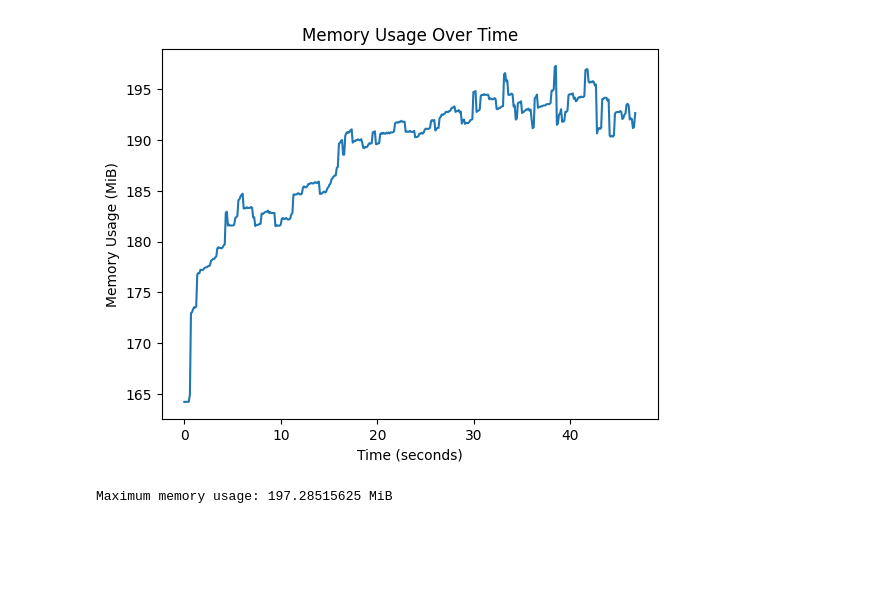
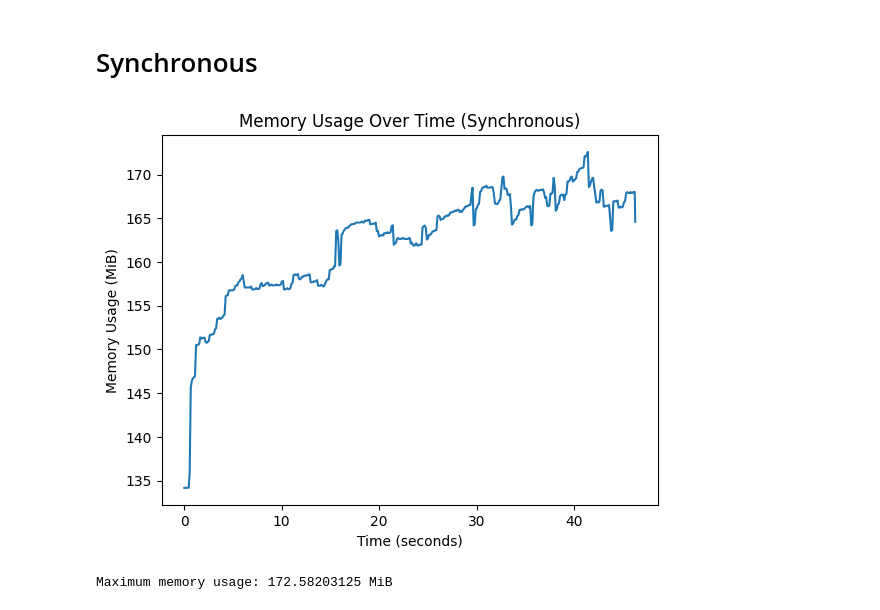
Before and after one commit to Esquire-Media/azfunc-pyapi-v2, a Jupyter notebook: example/Neighbors.ipynb, the cells around one changed output. Saved outputs shown, nothing was run; the diff lists cells and outputs as text; code cells hidden in the pictures; blank space fills up the shorter version.

```diff
--- a/example/Neighbors.ipynb
+++ b/example/Neighbors.ipynb
@@ -7,10 +16,8 @@ for k,v in json.load(open("local.settings.json"))["Values"].items():
+# %% [markdown]
+# Synchronous
 # %%
-import pandas as pd
 from libs.utils.esquire.neighbors.logic_vectorized import get_all_neighbors
 from memory_profiler import memory_usage
-
-# Load the data
-df = pd.read_excel("real_sample_formatted.xlsx").drop_duplicates().head(1000)
 
 # Define a wrapper function to run the profiling
 def run_get_all_neighbors():
@@ -24,20 +31,19 @@ mem_usage = [item[0] for item in mem_usage_info]
 timestamps = [item[1] for item in mem_usage_info]
 
 # Convert timestamps to seconds relative to the first timestamp
-start_time = timestamps[0]
-relative_times = [(t - start_time) for t in timestamps]
+relative_times = [(t - timestamps[0]) for t in timestamps]
 # %%
 import matplotlib.pyplot as plt
 
 # Plot with accurate time on the x-axis
 plt.plot(relative_times, mem_usage)
 plt.xlabel('Time (seconds)')
 plt.ylabel('Memory Usage (MiB)')
-plt.title('Memory Usage Over Time')
+plt.title('Memory Usage Over Time (Synchronous)')
 plt.show()
 
 # Or simply print the maximum memory usage
 print(f"Maximum memory usage: {max(mem_usage)} MiB")
 # %% [output]
-[figure, old version]
+[figure, new version]
-Maximum memory usage: 197.28515625 MiB
+Maximum memory usage: 172.58203125 MiB
```
Also changed, not shown: parts of 10 cells of this notebook, 1 other file.
